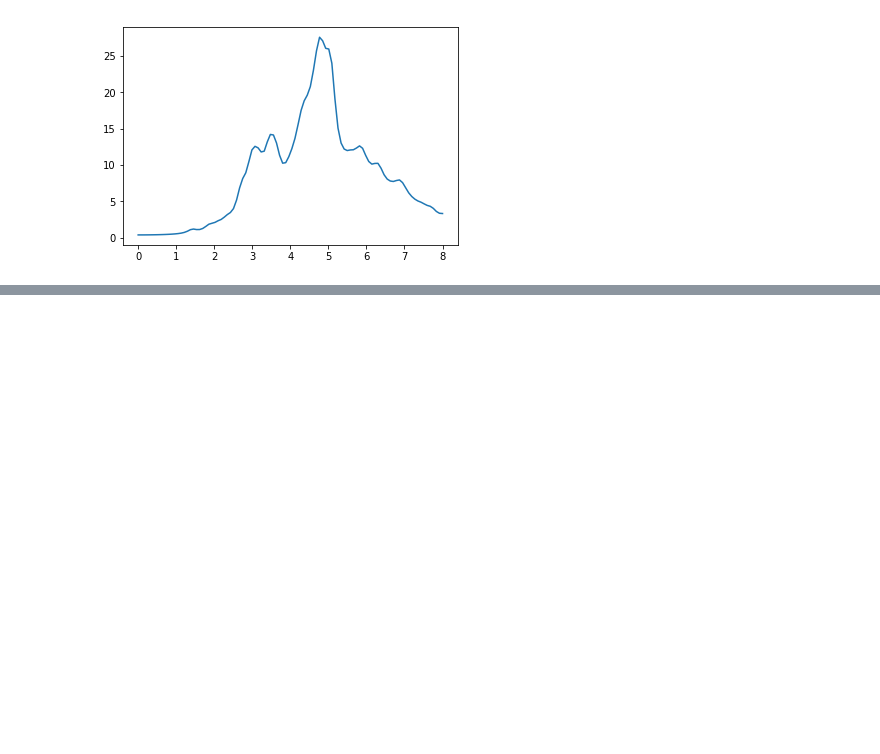
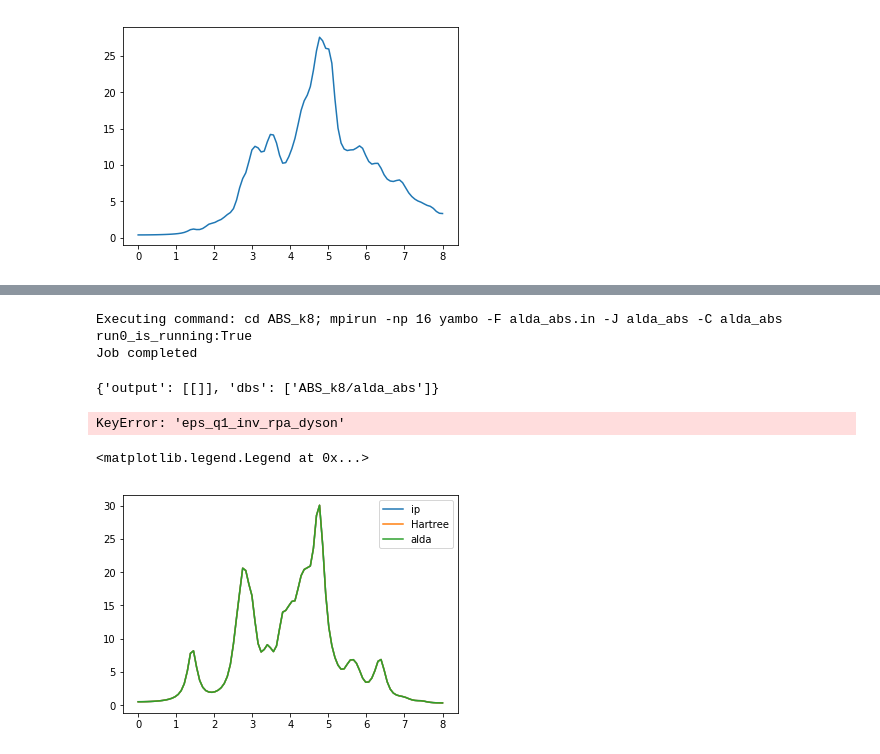
Before and after one commit to marcodalessandro76/Generation-and-decay-of-the-degree-of-spin-polarization-in-GaAs, a Jupyter notebook: IP_Absorption.ipynb, the cells around one changed output, grey strips where cells are left out. Cells and saved outputs as stored; diff of their text form; code cells hidden in the pictures; blank space fills up the shorter version.

```diff
--- a/IP_Absorption.ipynb
+++ b/IP_Absorption.ipynb
@@ -113,0 +200,9 @@ plt.plot(energy,eps_im)
+# %%
+name = 'alda_abs'
+result = code.run(inputs=[inp],names=[name],run_dir=run_dir,skip=False)
+result
+# %% [output]
+Executing command: cd ABS_k8; mpirun -np 16 yambo -F alda_abs.in -J alda_abs -C alda_abs
+run0_is_running:True
+Job completed
+{'output': [[]], 'dbs': ['ABS_k8/alda_abs']}
@@ -113,0 +211,15 @@ plt.plot(energy,eps_im)
+# %%
+eps_alda = data['eps_q1_inv_rpa_dyson']
+energy_alda = eps['col0']
+eps_im_alda = eps['col1']
+eps_re_alda = eps['col2']
+# %% [output]
+KeyError: 'eps_q1_inv_rpa_dyson'
+# %%
+plt.plot(energy,eps_im,label='ip')
+plt.plot(energy_hartree,eps_im_hartree,label='Hartree')
+plt.plot(energy_alda,eps_im_alda,label='alda')
+plt.legend()
+# %% [output]
+<matplotlib.legend.Legend at 0x...>
+[figure, added]
```
Also changed, not shown: parts of 19 cells of this notebook, 2 other files.
